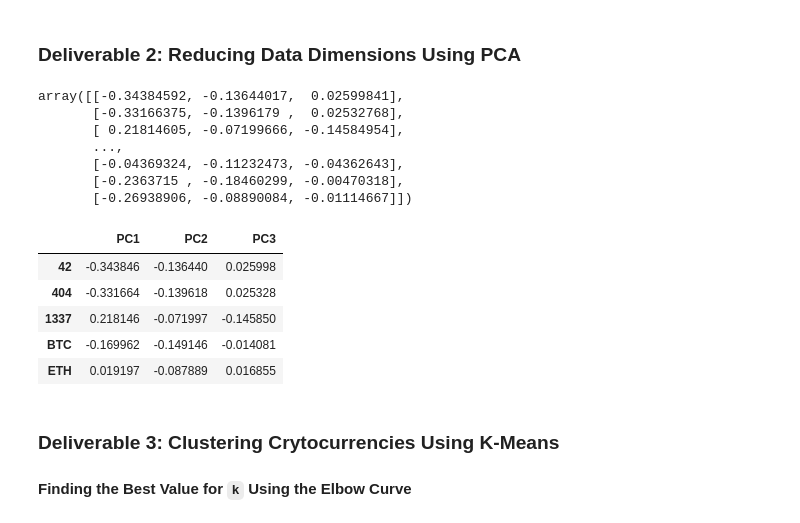
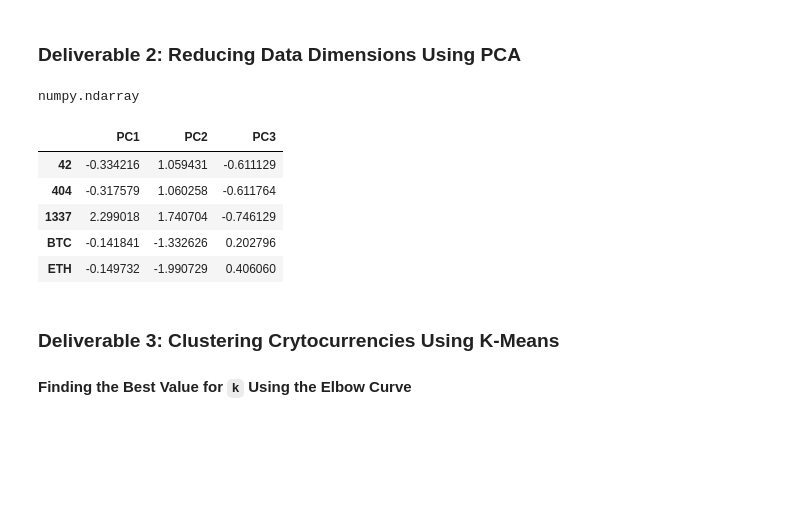
Before and after one commit to nitishsingh158/Cryptocurrencies, a Jupyter notebook: crypto_clustering.ipynb, the cells around one changed output. Drawn from its saved outputs; the diff is of its cells as text; code cells hidden in the pictures; blank space fills up the shorter version.

```diff
--- a/crypto_clustering.ipynb
+++ b/crypto_clustering.ipynb
@@ -135,3 +96,5 @@ crypto_df
+# %%
+crypto_df['TotalCoinSupply'] = pd.to_numeric(crypto_df['TotalCoinSupply'])
 # %%
 # Use get_dummies() to create variables for text features.
 x = pd.get_dummies(crypto_df)
@@ -175,26 +138,20 @@ x_scaled
 # Using PCA to reduce dimension to three principal components.
 pca = PCA(n_components=3, random_state=1)
 pcs_df = pca.fit_transform(x_scaled)
-pcs_df
+type(pcs_df)
 # %% [output]
-array([[-0.34384592, -0.13644017,  0.02599841],
-       [-0.33166375, -0.1396179 ,  0.02532768],
-       [ 0.21814605, -0.07199666, -0.14584954],
-       ...,
-       [-0.04369324, -0.11232473, -0.04362643],
-       [-0.2363715 , -0.18460299, -0.00470318],
-       [-0.26938906, -0.08890084, -0.01114667]])
+numpy.ndarray
 # %%
 # Create a DataFrame with the three principal components.
-pcs_df = pd.DataFrame(pcs_df, columns=[['PC1', 'PC2', 'PC3']], index=crypto_df.index)
+pcs_df = pd.DataFrame(pcs_df, columns=['PC1', 'PC2', 'PC3'], index=crypto_df.index)
 pcs_df.head()
 # %% [output]
 |  | PC1 | PC2 | PC3 |
-| 42 | -0.343846 | -0.136440 | 0.025998 |
-| 404 | -0.331664 | -0.139618 | 0.025328 |
-| 1337 | 0.218146 | -0.071997 | -0.145850 |
-| BTC | -0.169962 | -0.149146 | -0.014081 |
-| ETH | 0.019197 | -0.087889 | 0.016855 |
+| 42 | -0.334216 | 1.059431 | -0.611129 |
+| 404 | -0.317579 | 1.060258 | -0.611764 |
+| 1337 | 2.299018 | 1.740704 | -0.746129 |
+| BTC | -0.141841 | -1.332626 | 0.202796 |
+| ETH | -0.149732 | -1.990729 | 0.406060 |
 # %% [markdown]
 ### Deliverable 3: Clustering Crytocurrencies Using K-Means
 
```
Also changed, not shown: parts of 14 cells of this notebook.
